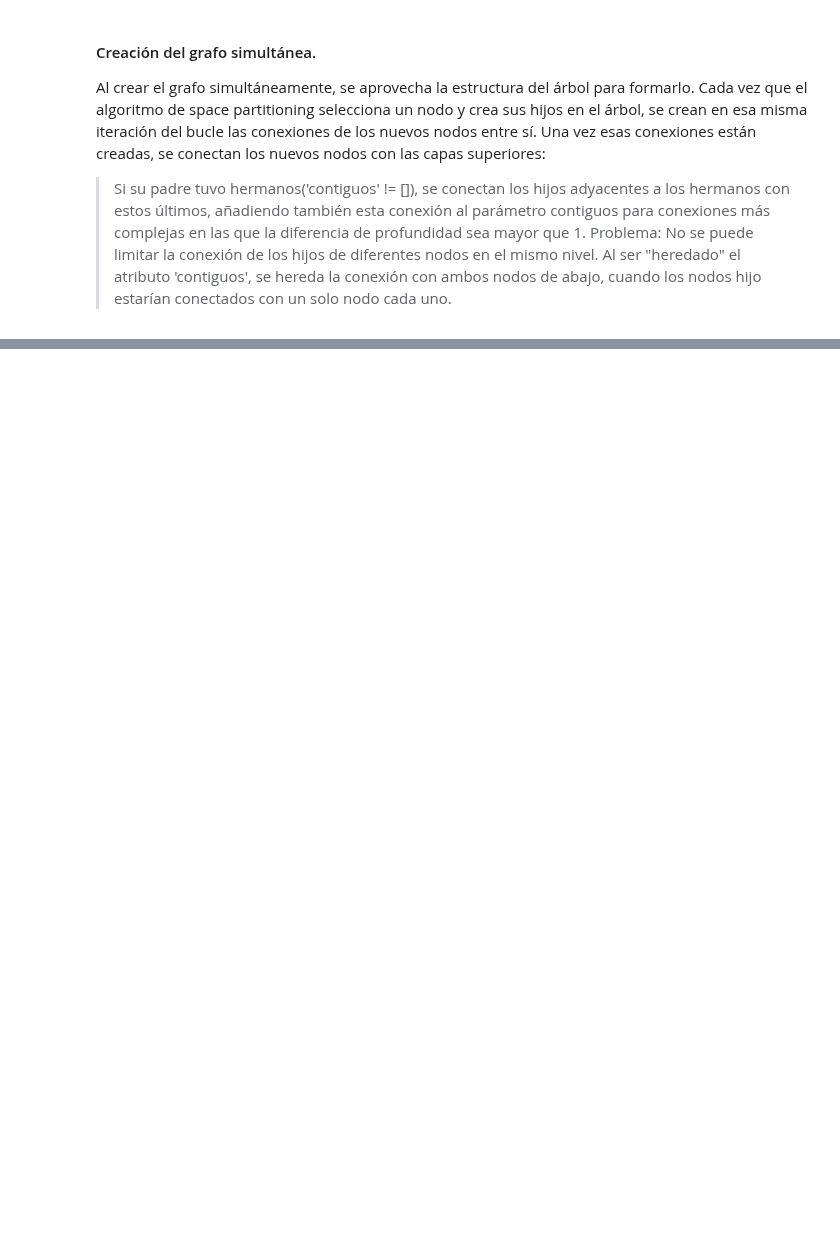
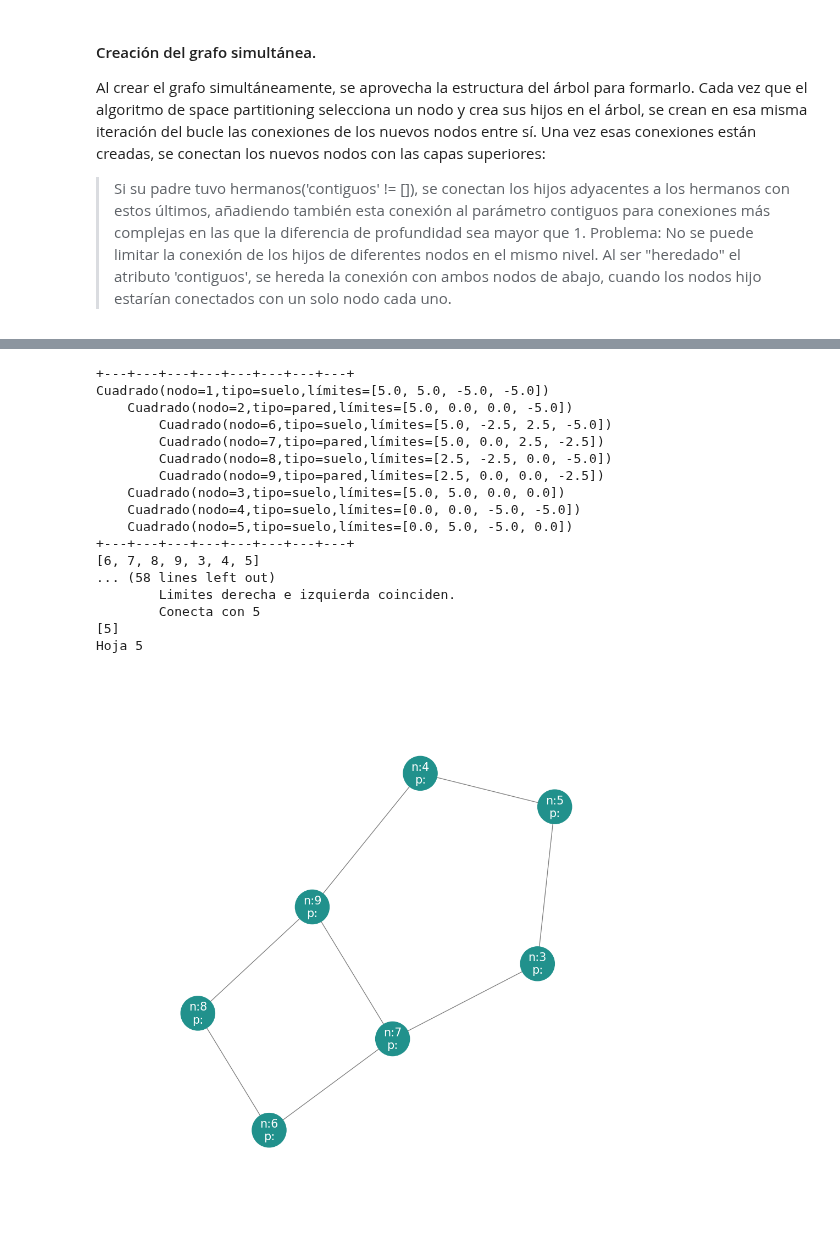
Before and after one commit to MarioPG21/TFG_generacion_mazmorras, a Jupyter notebook: Space Partitioning/Space_Partitioning.ipynb, the cells around one changed output, grey strips where cells are left out. Drawn from its saved outputs; the diff is of its cells as text; code cells hidden in the pictures; blank space fills up the shorter version.

Commit message:
A medias comparación por limites

```diff
--- a/Space Partitioning/Space_Partitioning.ipynb
+++ b/Space Partitioning/Space_Partitioning.ipynb
@@ -226,4 +300,33 @@ class Cuadrado():
         # Dibujar los hijos
         for cuadrante in self.cuadrantes:
             cuadrante.dibujar(ax)
+# %%
+A = formar_particion_estado_4(2)
+# %%
+cuadrado = Cuadrado(A)
+print("+---+---+---+---+---+---+---+---+")
+cuadrado.imprimir_estructura()
+print("+---+---+---+---+---+---+---+---+")
+cuadrado.formar_grafo(hojas_preorden(cuadrado.G))
+
+mostrar_grafo(cuadrado.S)
+# %% [output]
++---+---+---+---+---+---+---+---+
+Cuadrado(nodo=1,tipo=suelo,límites=[5.0, 5.0, -5.0, -5.0])
+    Cuadrado(nodo=2,tipo=pared,límites=[5.0, 0.0, 0.0, -5.0])
+        Cuadrado(nodo=6,tipo=suelo,límites=[5.0, -2.5, 2.5, -5.0])
+        Cuadrado(nodo=7,tipo=pared,límites=[5.0, 0.0, 2.5, -2.5])
+        Cuadrado(nodo=8,tipo=suelo,límites=[2.5, -2.5, 0.0, -5.0])
+        Cuadrado(nodo=9,tipo=pared,límites=[2.5, 0.0, 0.0, -2.5])
+    Cuadrado(nodo=3,tipo=suelo,límites=[5.0, 5.0, 0.0, 0.0])
+    Cuadrado(nodo=4,tipo=suelo,límites=[0.0, 0.0, -5.0, -5.0])
+    Cuadrado(nodo=5,tipo=suelo,límites=[0.0, 5.0, -5.0, 0.0])
++---+---+---+---+---+---+---+---+
+[6, 7, 8, 9, 3, 4, 5]
+... (58 lines left out)
+        Limites derecha e izquierda coinciden.
+        Conecta con 5
+[5]
+Hoja 5
+[figure, added]
 # %%
```
Also changed, not shown: parts of 8 cells of this notebook.
